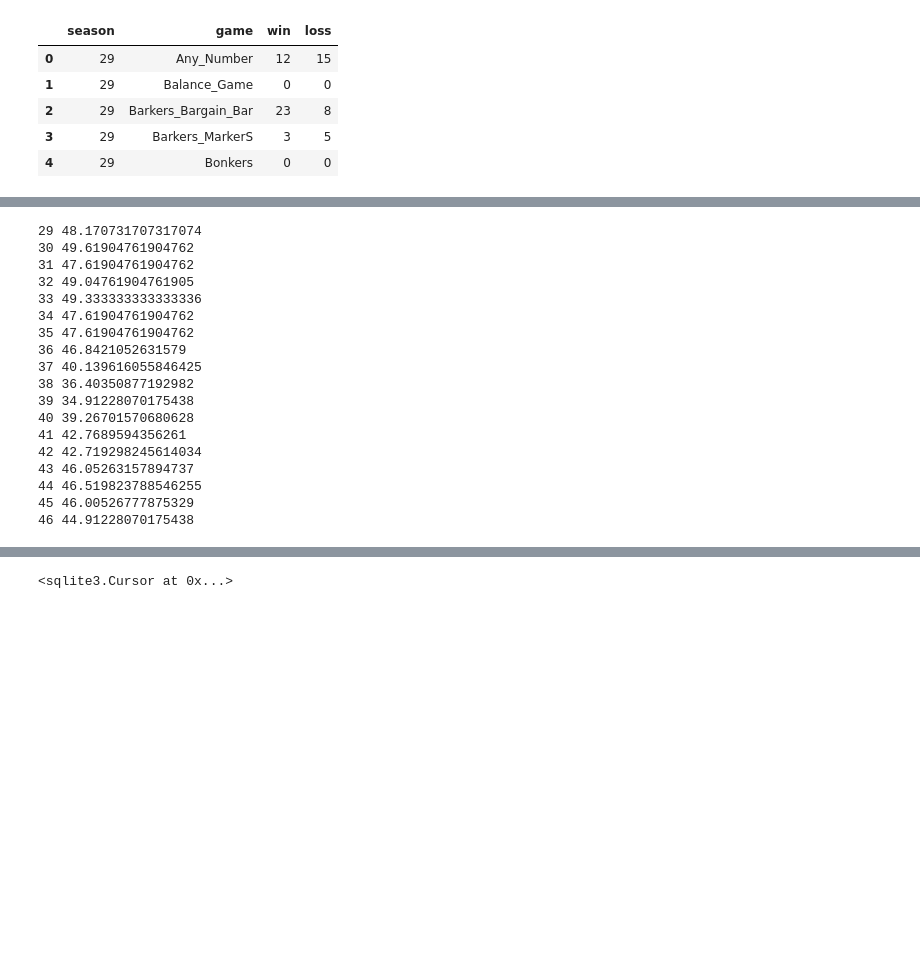
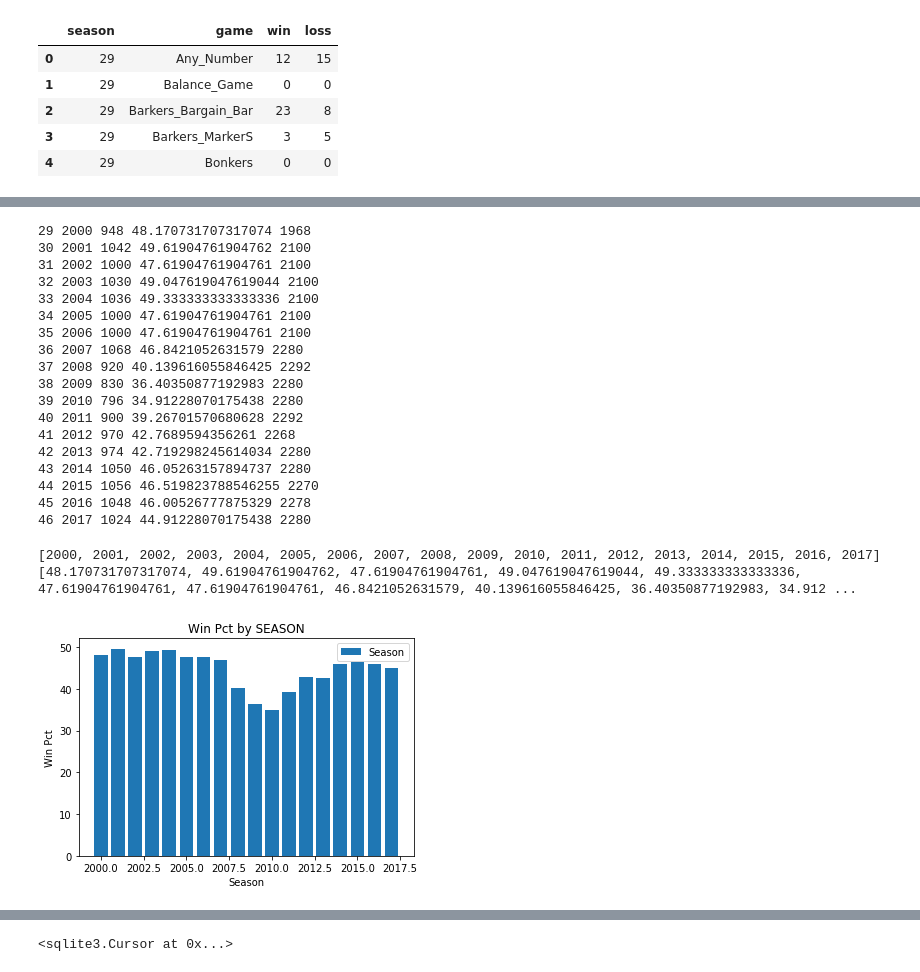
Before and after one commit to koryvette/python, a Jupyter notebook: project/PythonProject-SQL (1).ipynb, the cells around one changed output, grey strips where cells are left out. Saved outputs shown, nothing was run; the diff lists cells and outputs as text; code cells hidden in the pictures; blank space fills up the shorter version.

```diff
--- a/project/PythonProject-SQL (1).ipynb
+++ b/project/PythonProject-SQL (1).ipynb
@@ -28,7 +28,7 @@ ShowcaseStats.head()
 # %%
 import sqlite3
 # %%
-con = sqlite3.connect('priceisright2.db')
+con = sqlite3.connect('priceisright.db')
 # %%
 df_win = pd.read_csv('https://raw.githubusercontent.com/koryvette/python/master/project/output.csv')
 # %%
@@ -46,26 +48,30 @@ df_win.to_sql('Games',con, if_exists='replace')
 season_results = con.execute('SELECT Season, sum(Win) AS WIN_Total, sum(Loss) AS [LOSS_Total], (sum(Win) + sum(Loss)) AS [TOTAL_Played] from Games'\
                        ' GROUP BY Season')
 for row in season_results:
+    season = row[0]
+    year = row[0] + 1971
     wins = row[1]
+    losses = row[2]
     games = row[3]
-    win_pct = 100 * wins / games
-    print(row[0], win_pct)
+    win_pct = 100 * (wins / games)
+
+    print(season, year, wins, win_pct, games)
 # %% [output]
-29 48.170731707317074
-30 49.61904761904762
-31 47.61904761904762
-32 49.04761904761905
-33 49.333333333333336
-34 47.61904761904762
-35 47.61904761904762
-36 46.8421052631579
-37 40.139616055846425
-38 36.40350877192982
-39 34.91228070175438
-40 39.26701570680628
-41 42.7689594356261
-42 42.719298245614034
-43 46.05263157894737
-44 46.519823788546255
-45 46.00526777875329
-46 44.91228070175438
+29 2000 948 48.170731707317074 1968
+30 2001 1042 49.61904761904762 2100
+31 2002 1000 47.61904761904761 2100
+32 2003 1030 49.047619047619044 2100
+33 2004 1036 49.333333333333336 2100
+34 2005 1000 47.61904761904761 2100
+35 2006 1000 47.61904761904761 2100
+36 2007 1068 46.8421052631579 2280
+37 2008 920 40.139616055846425 2292
+38 2009 830 36.40350877192983 2280
+39 2010 796 34.91228070175438 2280
+40 2011 900 39.26701570680628 2292
+41 2012 970 42.7689594356261 2268
+42 2013 974 42.719298245614034 2280
+43 2014 1050 46.05263157894737 2280
+44 2015 1056 46.519823788546255 2270
+45 2016 1048 46.00526777875329 2278
+46 2017 1024 44.91228070175438 2280
@@ -71,0 +80,34 @@ for row in season_results:
+# %%
+season_graph = con.execute('SELECT Season, sum(Win) AS WIN_Total, sum(Loss) AS [LOSS_Total], (sum(Win) + sum(Loss)) AS [TOTAL_Played] from Games'\
+                       ' GROUP BY Season')
+
+seasonArray = []
+winpctArray = []
+
+for row in season_graph:
+    startingInfo = str(row).replace(')','').replace('(','').replace('u\'','').replace("'","")
+    splitInfo = startingInfo.split(',')
+    seasonAppend = (int(splitInfo[0])+1971)
+    winpctAppend = ((int(splitInfo[1])) / (int(splitInfo[3])))*100
+    seasonArray.append(seasonAppend)
+    winpctArray.append(winpctAppend)
+
+print(seasonArray)
+print(winpctArray)
+# %% [output]
+[2000, 2001, 2002, 2003, 2004, 2005, 2006, 2007, 2008, 2009, 2010, 2011, 2012, 2013, 2014, 2015, 2016, 2017]
+[48.170731707317074, 49.61904761904762, 47.61904761904761, 49.047619047619044, 49.333333333333336, 47.61904761904761, 47.61904761904761, 46.8421052631579, 40.139616055846425, 36.40350877192983, 34.912 ...
+# %%
+x = seasonArray
+y = winpctArray
+
+plt.bar(x,y, label='Season')
+
+plt.xlabel('Season')
+plt.ylabel('Win Pct')
+plt.title('Win Pct by SEASON')
+plt.legend()
+
+plt.show()
+# %% [output]
+[figure, added]
```
Also changed, not shown: parts of 19 cells of this notebook.
